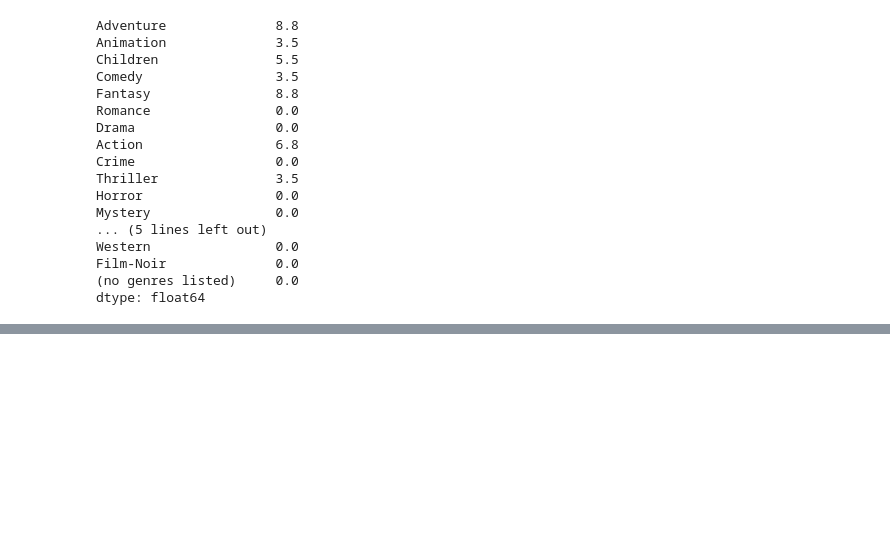
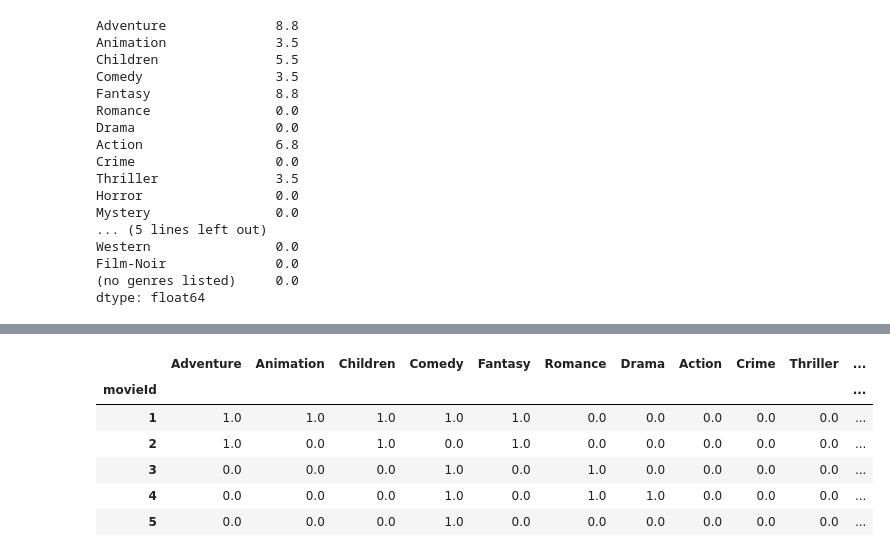
Before and after one commit to ishaansathaye/LinAlg-MultivarCalc, a Jupyter notebook: MarkovProject/MarkovRecommendation/MovieRecommender.ipynb, the cells around one changed output, grey strips where cells are left out. Drawn from its saved outputs; the diff is of its cells as text; code cells hidden in the pictures; blank space fills up the shorter version.

```diff
--- a/MarkovProject/MarkovRecommendation/MovieRecommender.ipynb
+++ b/MarkovProject/MarkovRecommendation/MovieRecommender.ipynb
@@ -173,0 +169,15 @@ ValueError: matrices are not aligned
+# %%
+#Begin to create transition matrix
+
+#Create genre quantitative table from the MovieLens entire dataset
+genreTableDataFrame = moviesGenresDataFrame.set_index(moviesGenresDataFrame["movieId"])
+genreTableDataFrame = genreTableDataFrame.drop("movieId", 1).drop("title", 1).drop("genres", 1).drop("year", 1)
+genreTableDataFrame.head()
+# %% [output]
+|  | Adventure | Animation | Children | Comedy | Fantasy | Romance | Drama | Action | Crime | Thriller | ... |
+| movieId |  |  |  |  |  |  |  |  |  |  | ... |
+| 1 | 1.0 | 1.0 | 1.0 | 1.0 | 1.0 | 0.0 | 0.0 | 0.0 | 0.0 | 0.0 | ... |
+| 2 | 1.0 | 0.0 | 1.0 | 0.0 | 1.0 | 0.0 | 0.0 | 0.0 | 0.0 | 0.0 | ... |
+| 3 | 0.0 | 0.0 | 0.0 | 1.0 | 0.0 | 1.0 | 0.0 | 0.0 | 0.0 | 0.0 | ... |
+| 4 | 0.0 | 0.0 | 0.0 | 1.0 | 0.0 | 1.0 | 1.0 | 0.0 | 0.0 | 0.0 | ... |
+| 5 | 0.0 | 0.0 | 0.0 | 1.0 | 0.0 | 0.0 | 0.0 | 0.0 | 0.0 | 0.0 | ... |
```
Also changed, not shown: parts of 6 cells of this notebook.
